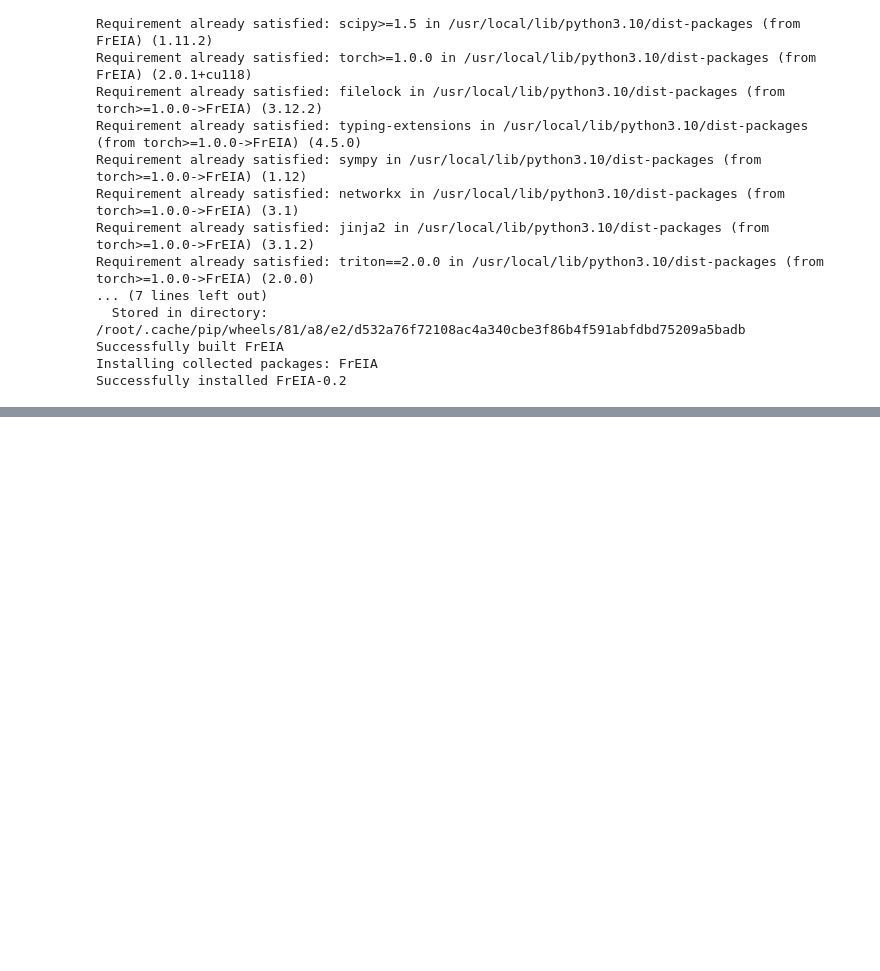
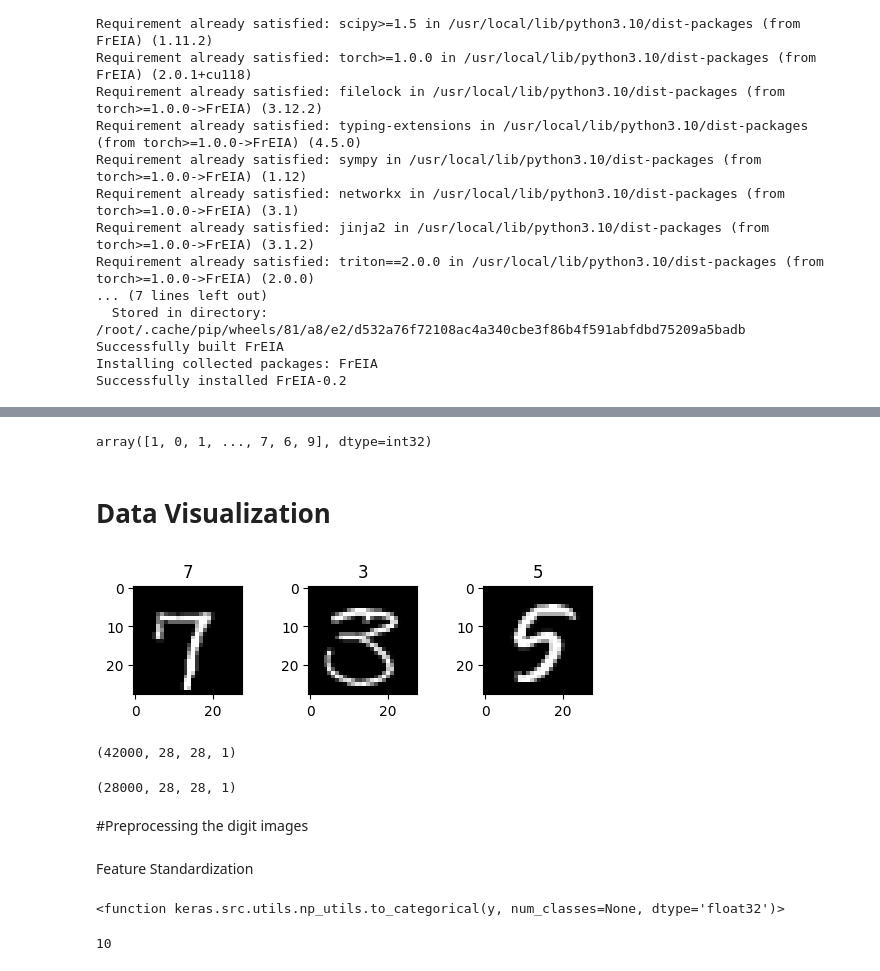
Before and after one commit to jbmmbj/m494, a Jupyter notebook: FrEIA_Tutorial.ipynb, the cells around one changed output, grey strips where cells are left out. Saved outputs shown, nothing was run; the diff lists cells and outputs as text; code cells hidden in the pictures; blank space fills up the shorter version.

```diff
--- a/FrEIA_Tutorial.ipynb
+++ b/FrEIA_Tutorial.ipynb
@@ -92,0 +126,5 @@ torch.cuda.is_available()
+# %%
+# create the training & test sets, skipping the header row with [1:]
+train = pd.read_csv("/content/input/train.csv")
+print(train.shape)
+train.head()
@@ -92,0 +153,4 @@ torch.cuda.is_available()
+# %%
+X_train = (train.iloc[:,1:].values).astype('float32') # all pixel values
+y_train = train.iloc[:,0].values.astype('int32') # only labels i.e targets digits
+X_test = test.values.astype('float32')
@@ -92,0 +167,31 @@ torch.cuda.is_available()
+# %%
+y_train
+# %% [output]
+array([1, 0, 1, ..., 7, 6, 9], dtype=int32)
+# %% [markdown]
+# Data Visualization
+# %%
+#Convert train datset to (num_images, img_rows, img_cols) format
+X_train = X_train.reshape(X_train.shape[0], 28, 28)
+
+for i in range(6, 9):
+    plt.subplot(330 + (i+1))
+    plt.imshow(X_train[i], cmap=plt.get_cmap('gray'))
+    plt.title(y_train[i]);
+# %% [output]
+[figure, added]
+# %%
+#expand 1 more dimention as 1 for colour channel gray
+X_train = X_train.reshape(X_train.shape[0], 28, 28,1)
+X_train.shape
+# %% [output]
+(42000, 28, 28, 1)
+# %%
+X_test = X_test.reshape(X_test.shape[0], 28, 28,1)
+X_test.shape
+# %% [output]
+(28000, 28, 28, 1)
+# %% [markdown]
+#Preprocessing the digit images
+# %% [markdown]
+Feature Standardization
@@ -92,0 +204,11 @@ torch.cuda.is_available()
+# %%
+from tensorflow.keras import utils
+utils.to_categorical
+# %% [output]
+<function keras.src.utils.np_utils.to_categorical(y, num_classes=None, dtype='float32')>
+# %%
+y_train= utils.to_categorical(y_train)
+num_classes = y_train.shape[1]
+num_classes
+# %% [output]
+10
```
Also changed, not shown: parts of 18 cells of this notebook.
